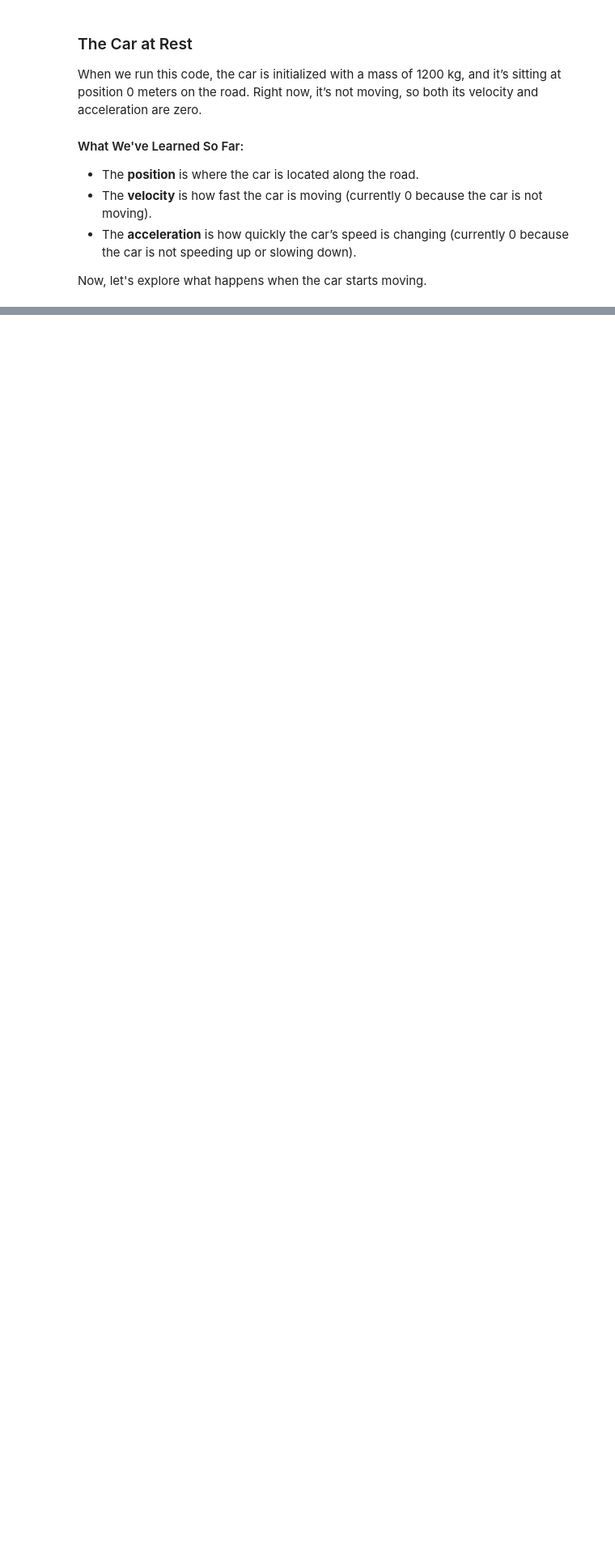
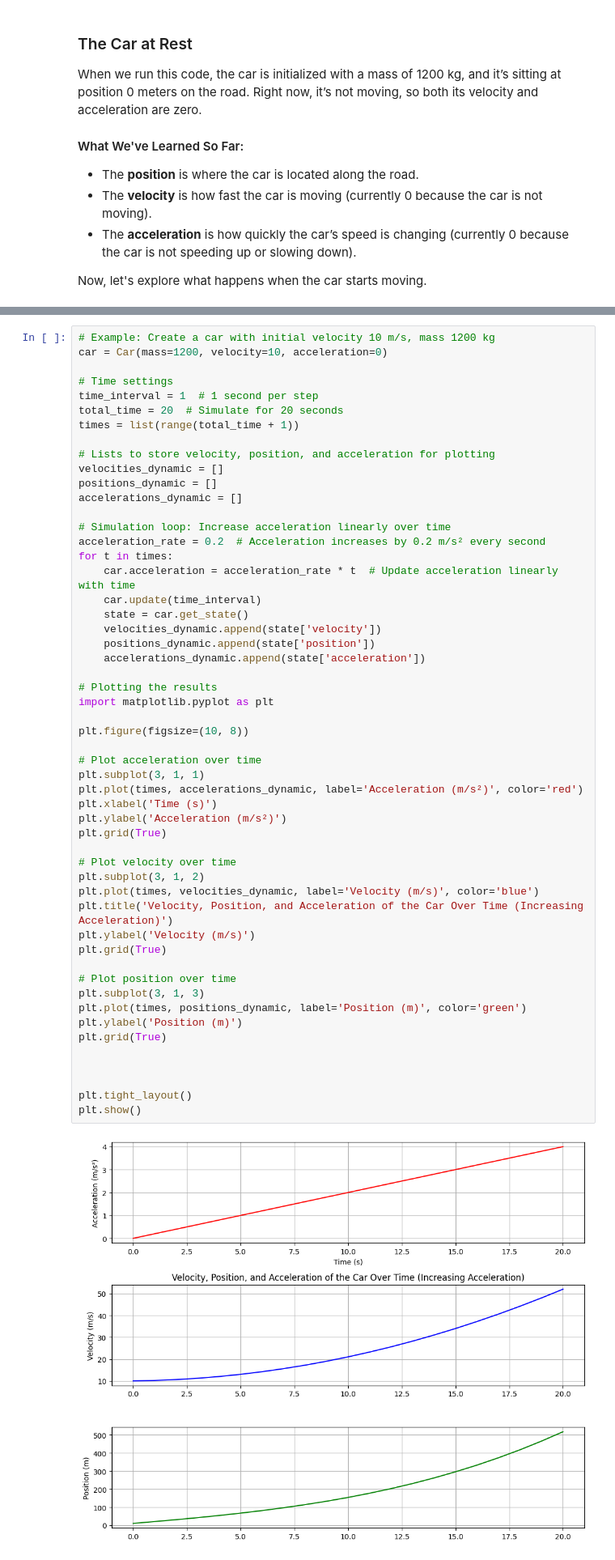
Before and after one commit to rasnarim/PhyPy, a Jupyter notebook: Modeling_1D_Motion_with_OOP.ipynb, the cells around one changed output, grey strips where cells are left out. Shown: that part at 81% size. Cells and saved outputs as stored; diff of their text form; blank space fills up the shorter version.

```diff
--- a/Modeling_1D_Motion_with_OOP.ipynb
+++ b/Modeling_1D_Motion_with_OOP.ipynb
@@ -231,0 +319,55 @@ Acceleration allows the car to speed up, increasing both its velocity and the ra
+# %%
+# Example: Create a car with initial velocity 10 m/s, mass 1200 kg
+car = Car(mass=1200, velocity=10, acceleration=0)
+
+# Time settings
+time_interval = 1  # 1 second per step
+total_time = 20  # Simulate for 20 seconds
+times = list(range(total_time + 1))
+
+# Lists to store velocity, position, and acceleration for plotting
+velocities_dynamic = []
+positions_dynamic = []
+accelerations_dynamic = []
+
+# Simulation loop: Increase acceleration linearly over time
+acceleration_rate = 0.2  # Acceleration increases by 0.2 m/s² every second
+for t in times:
+    car.acceleration = acceleration_rate * t  # Update acceleration linearly with time
+    car.update(time_interval)
+    state = car.get_state()
+    velocities_dynamic.append(state['velocity'])
+    positions_dynamic.append(state['position'])
+    accelerations_dynamic.append(state['acceleration'])
+
+# Plotting the results
+import matplotlib.pyplot as plt
+
+plt.figure(figsize=(10, 8))
+
+# Plot acceleration over time
+plt.subplot(3, 1, 1)
+plt.plot(times, accelerations_dynamic, label='Acceleration (m/s²)', color='red')
+plt.xlabel('Time (s)')
+plt.ylabel('Acceleration (m/s²)')
+plt.grid(True)
+
+# Plot velocity over time
+plt.subplot(3, 1, 2)
+plt.plot(times, velocities_dynamic, label='Velocity (m/s)', color='blue')
+plt.title('Velocity, Position, and Acceleration of the Car Over Time (Increasing Acceleration)')
+plt.ylabel('Velocity (m/s)')
+plt.grid(True)
+
+# Plot position over time
+plt.subplot(3, 1, 3)
+plt.plot(times, positions_dynamic, label='Position (m)', color='green')
+plt.ylabel('Position (m)')
+plt.grid(True)
+
+
+
+plt.tight_layout()
+plt.show()
+# %% [output]
+[figure, added]
```
Also changed, not shown: parts of 15 cells of this notebook, 1 other file.
